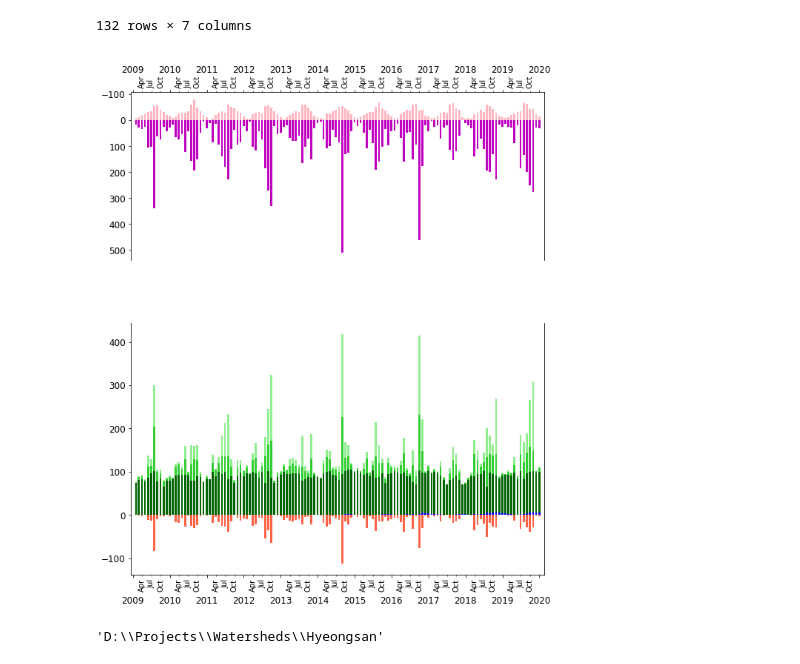
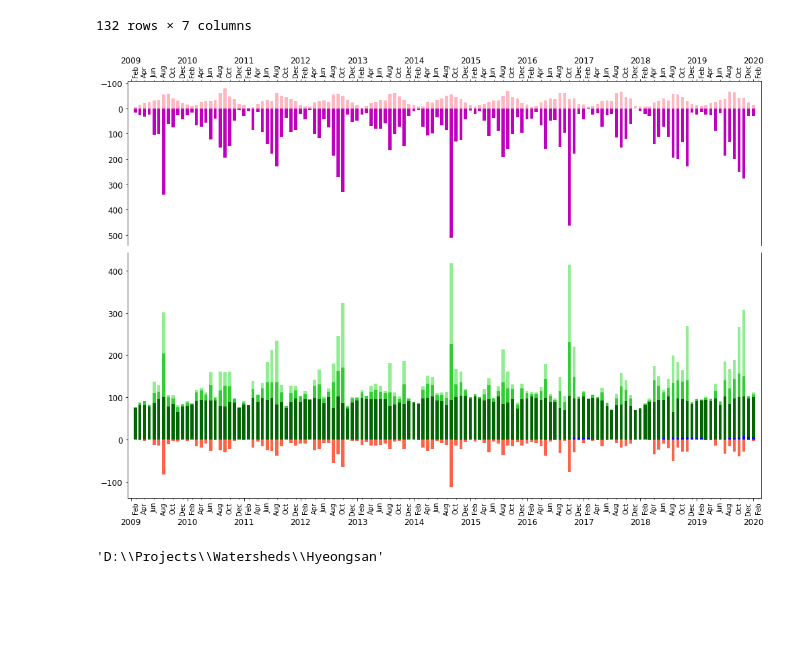
Before and after one commit to spark-brc/swatmf, a Jupyter notebook: hs_analysis.ipynb, the cells around one changed output. Cells and saved outputs as stored; diff of their text form; code cells hidden in the pictures; blank space fills up the shorter version.

```diff
--- a/hs_analysis.ipynb
+++ b/hs_analysis.ipynb
@@ -344,11 +344,11 @@ data
 132 rows × 7 columns
 # %%
 fig, axes = plt.subplots(
-    2, 1, figsize=(10,12),
+    2, 1, figsize=(14,10),
     gridspec_kw={
             'height_ratios': [0.4, 0.6],
-            'wspace': 0.01,
-            'hspace': 0.3,
+            # 'wspace': 0.01,
+            # 'hspace': 0.3,
 
                     })
 
@@ -381,35 +381,35 @@ axes[0].margins(x=0.01)
 # ax1.axis('equal')  # Equal aspect ratio ensures that pie is drawn as a circle.
 
 years = mdates.YearLocator()
-months = mdates.MonthLocator(interval=3)
+months = mdates.MonthLocator(interval=2)
 monthsFmt = mdates.DateFormatter('%b')
 yearsFmt = mdates.DateFormatter('%Y')
 # ax.xaxis.set_ticks_position('top')
 axes[1].xaxis.set_minor_locator(months)
 axes[1].xaxis.set_minor_formatter(monthsFmt)
 plt.setp(axes[1].xaxis.get_minorticklabels(), fontsize=10, rotation=90)
 axes[1].xaxis.set_major_locator(years)
 axes[1].xaxis.set_major_formatter(yearsFmt)
 axes[1].tick_params(axis='x', pad=25) # add some space for the year label
 axes[1].spines['top'].set_visible(False)
 
 axes[0].xaxis.set_minor_locator(months)
 axes[0].xaxis.set_minor_formatter(monthsFmt)
 plt.setp(axes[0].xaxis.get_minorticklabels(), fontsize=10, rotation=90)
 axes[0].xaxis.set_major_locator(years)
 axes[0].xaxis.set_major_formatter(yearsFmt)
 axes[0].tick_params(axis='x', pad=20) # add some space for the year label
 
 # axes[0].set_xticks(data.index[::1])
 
 
 # axes[0].set_ylabel(r'Monthly Water Volume $(mm/month)$', fontsize=12)
 
 fig.tight_layout()
 plt.savefig(os.path.join('fig11_wb.png'), dpi=300, bbox_inches="tight")
 plt.show()
 # %% [output]
-[figure, old version]
+[figure, new version]
 # %%
 os.getcwd()
 # %% [output]
```
Also changed, not shown: 11 other files.
